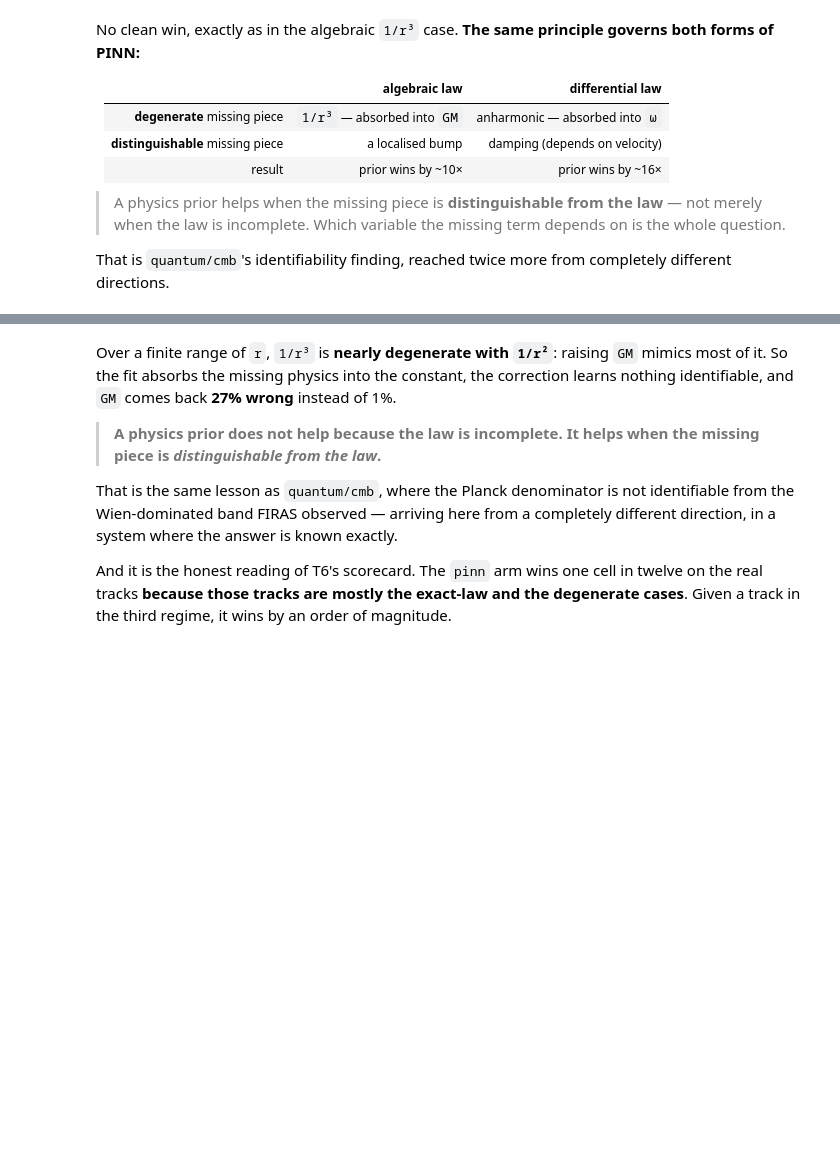
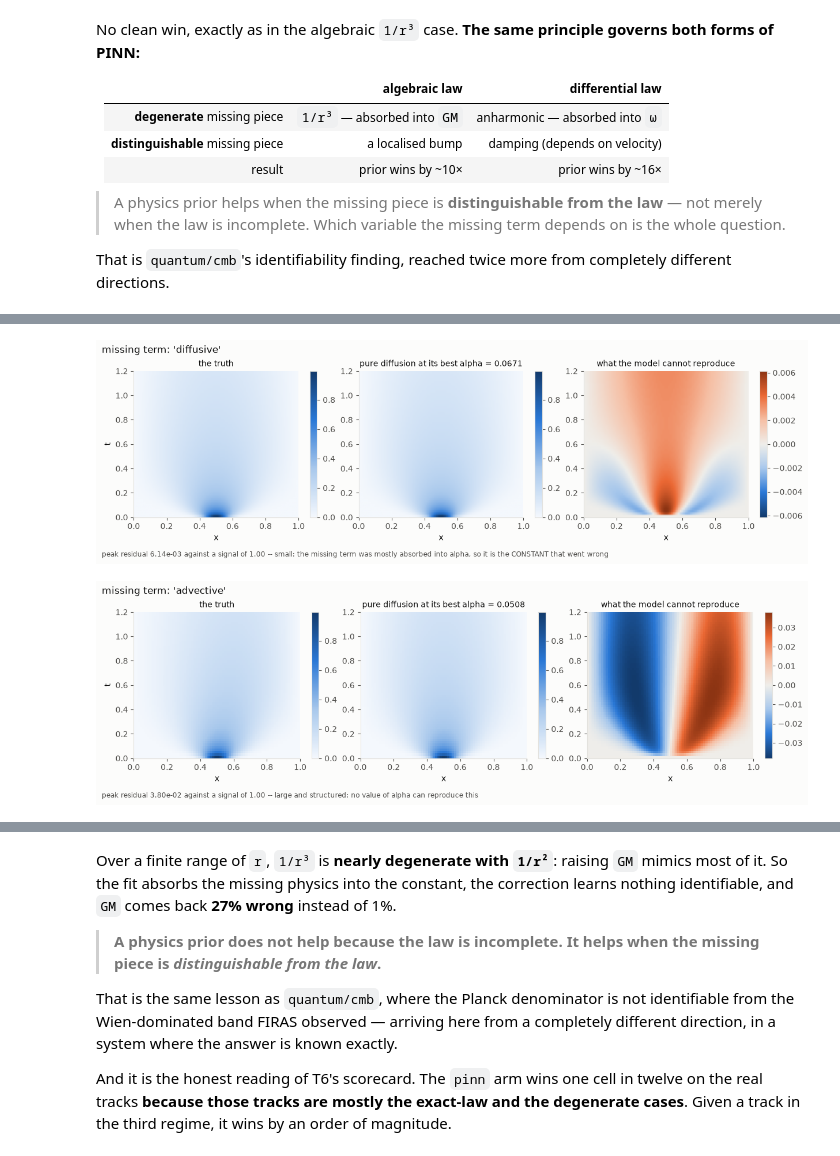
Before and after one commit to drorjac/physics-prior, a Jupyter notebook: notebooks/tutorials/T7_when_the_prior_wins.ipynb, the cells around one changed output, grey strips where cells are left out. Cells and saved outputs as stored; diff of their text form; code cells hidden in the pictures; blank space fills up the shorter version.

```diff
--- a/notebooks/tutorials/T7_when_the_prior_wins.ipynb
+++ b/notebooks/tutorials/T7_when_the_prior_wins.ipynb
@@ -299,0 +308,9 @@ completely different directions.
+# %%
+from physprior.benchmark.neglected import NeglectedPDE, _pde_fit_physics
+base = _pde_fit_physics(NeglectedPDE(eps=0.0, noise=0.0, shape="diffusive"))
+print(f"{'shape':<12}{'eps':>6}{'alpha_hat':>12}{'bias vs eps=0':>15}")
+for shape in ("diffusive", "advective"):
+    for eps in (0.0, 0.3, 0.6):
+        s = NeglectedPDE(eps=eps, noise=0.0, shape=shape)
+        a = _pde_fit_physics(s)
+        print(f"{shape:<12}{eps:>6}{a:>12.5f}{(a/base-1)*100:>14.1f}%")
@@ -299,0 +340,7 @@ completely different directions.
+# %%
+for shape in ("diffusive", "advective"):
+    s = NeglectedPDE(eps=0.3, noise=0.0, shape=shape)
+    P.fig_pde_field(s, _pde_fit_physics(s)); plt.show()
+# %% [output]
+[figure, added]
+[figure, added]
```
Also changed, not shown: parts of 4 cells of this notebook, 6 other files.
